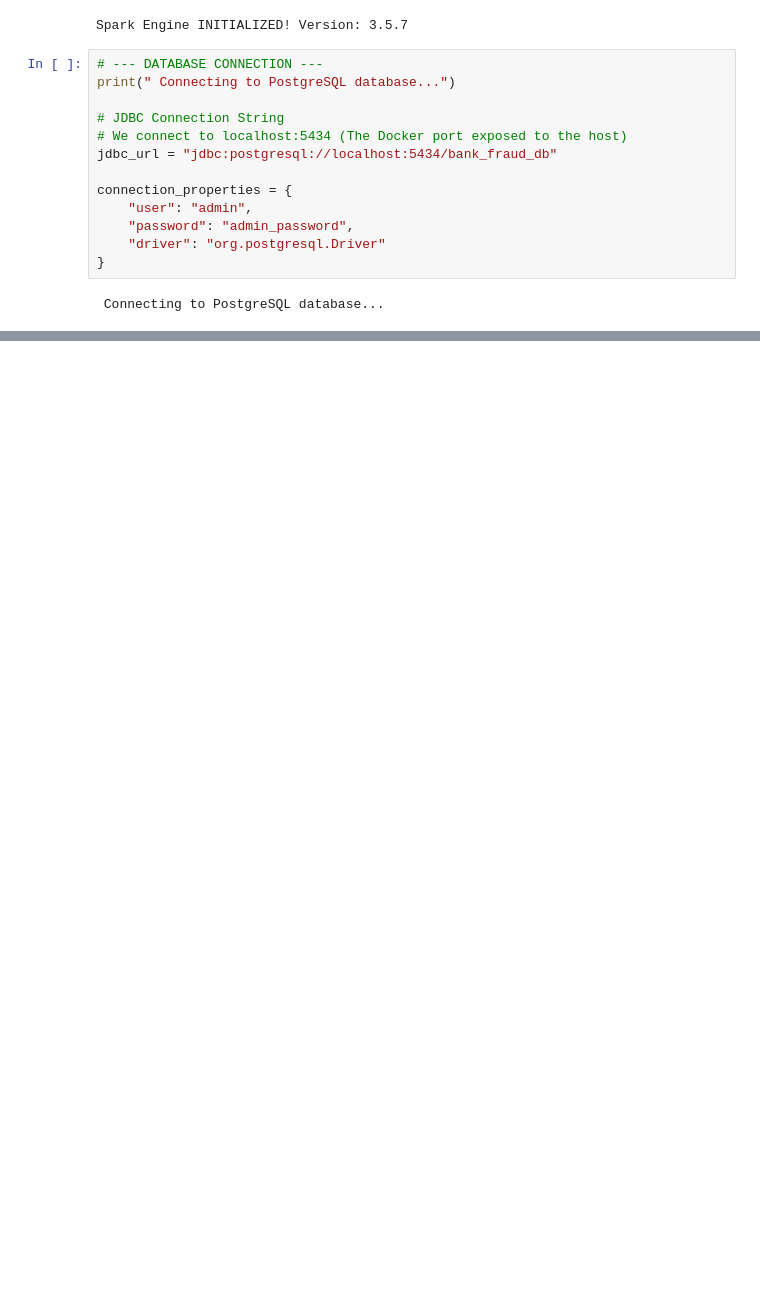
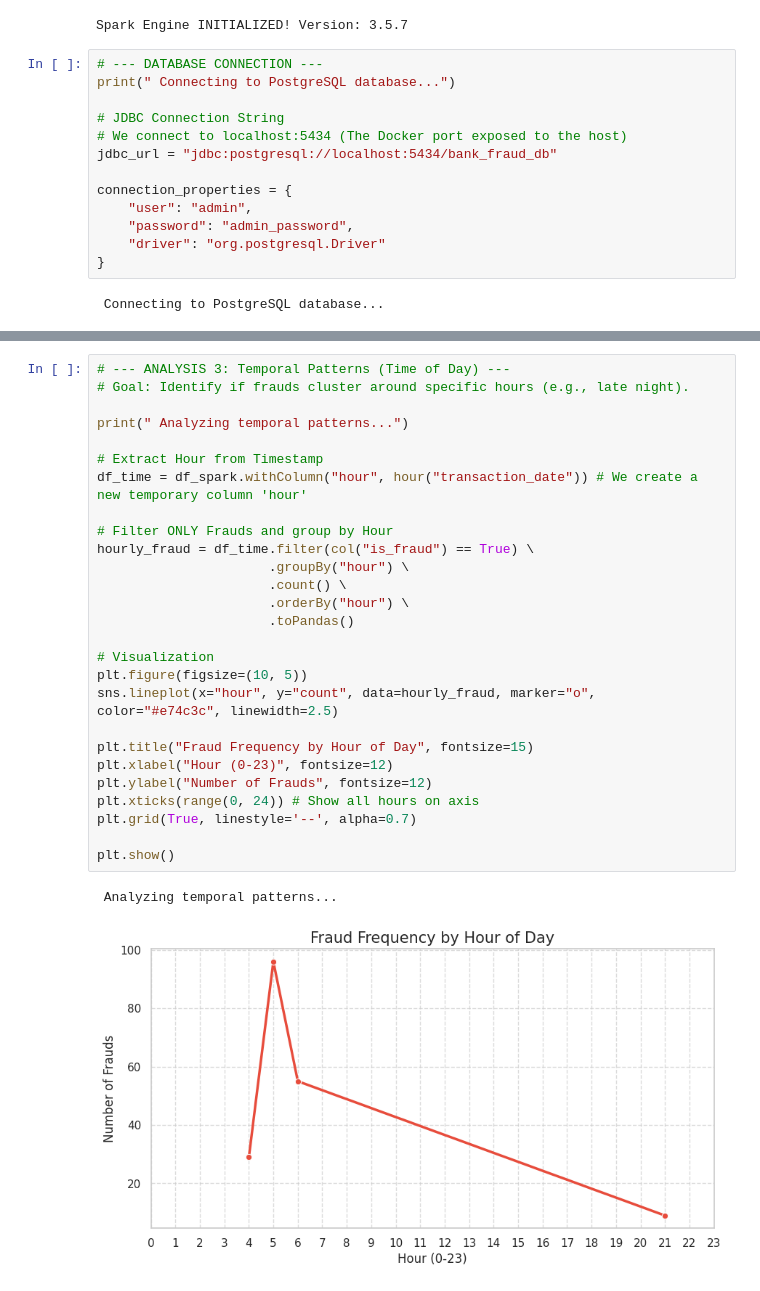
Before and after one commit to mausanram/Data_Bank_Simulator, a Jupyter notebook: notebooks/fraud_analysis_spark.ipynb, the cells around one changed output, grey strips where cells are left out. Drawn from its saved outputs; the diff is of its cells as text; blank space fills up the shorter version.

```diff
--- a/notebooks/fraud_analysis_spark.ipynb
+++ b/notebooks/fraud_analysis_spark.ipynb
@@ -92,0 +157,30 @@ df_spark.printSchema()
+# %%
+# --- ANALYSIS 3: Temporal Patterns (Time of Day) ---
+# Goal: Identify if frauds cluster around specific hours (e.g., late night).
+
+print(" Analyzing temporal patterns...")
+
+# Extract Hour from Timestamp
+df_time = df_spark.withColumn("hour", hour("transaction_date")) # We create a new temporary column 'hour'
+
+# Filter ONLY Frauds and group by Hour
+hourly_fraud = df_time.filter(col("is_fraud") == True) \
+                      .groupBy("hour") \
+                      .count() \
+                      .orderBy("hour") \
+                      .toPandas()
+
+# Visualization
+plt.figure(figsize=(10, 5))
+sns.lineplot(x="hour", y="count", data=hourly_fraud, marker="o", color="#e74c3c", linewidth=2.5)
+
+plt.title("Fraud Frequency by Hour of Day", fontsize=15)
+plt.xlabel("Hour (0-23)", fontsize=12)
+plt.ylabel("Number of Frauds", fontsize=12)
+plt.xticks(range(0, 24)) # Show all hours on axis
+plt.grid(True, linestyle='--', alpha=0.7)
+
+plt.show()
+# %% [output]
+ Analyzing temporal patterns...
+[figure, added]
```
Also changed, not shown: parts of 15 cells of this notebook, 14 other files.
